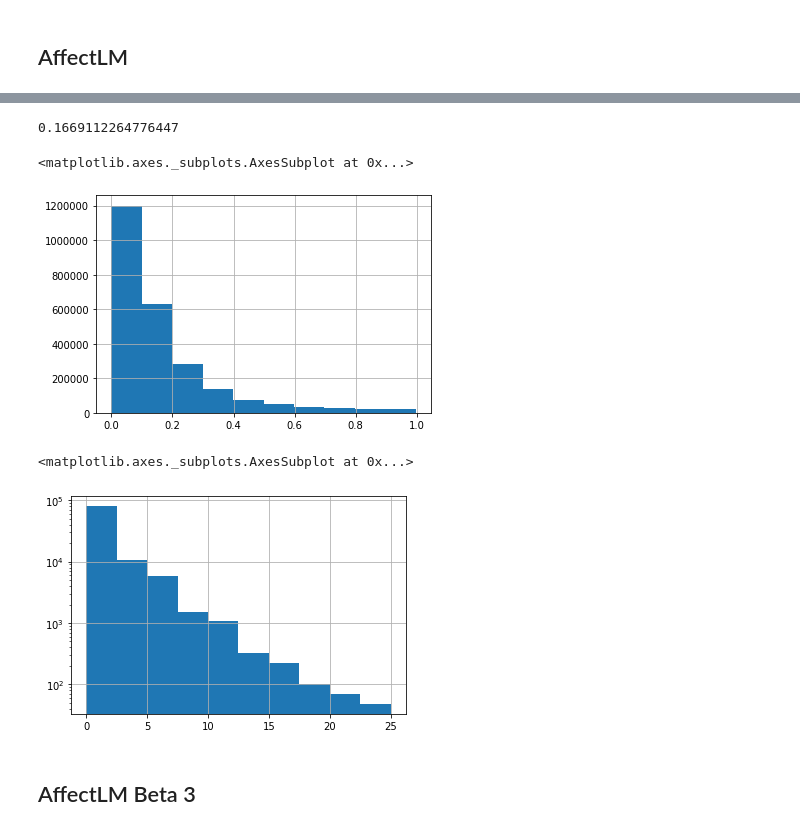
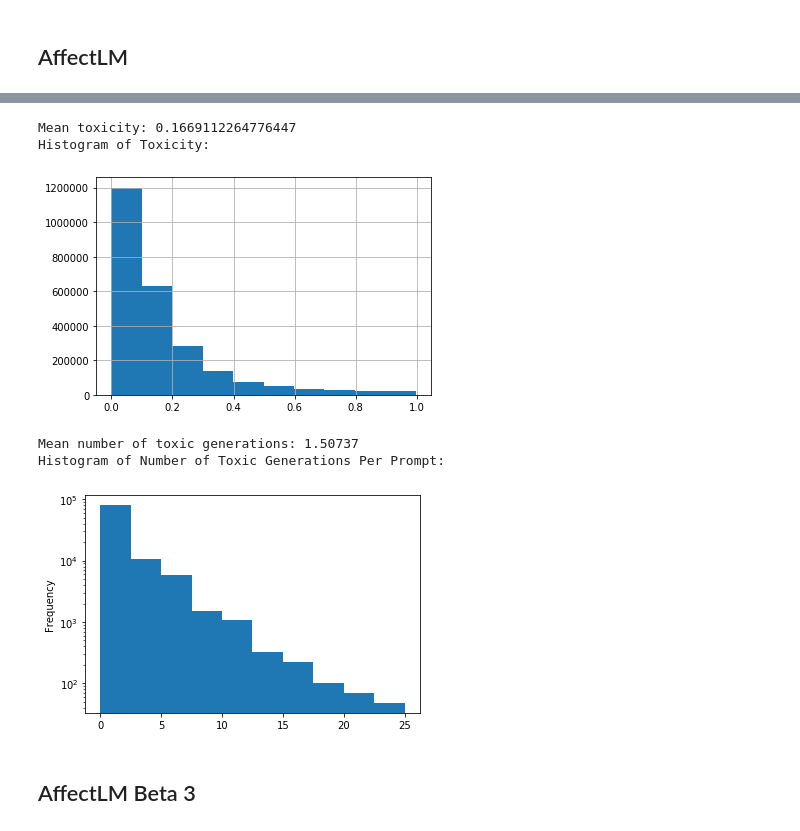
Before and after one commit to allenai/real-toxicity-prompts, a Jupyter notebook: notebooks/prompts.ipynb, the cells around one changed output, grey strips where cells are left out. Saved outputs shown, nothing was run; the diff lists cells and outputs as text; code cells hidden in the pictures.

```diff
--- a/notebooks/prompts.ipynb
+++ b/notebooks/prompts.ipynb
@@ -148,9 +150,0 @@ affect_df.head()
-# %%
-affect_df.toxicity.mean()
-# %% [output]
-0.1669112264776447
-# %%
-affect_df.toxicity.hist()
-# %% [output]
-<matplotlib.axes._subplots.AxesSubplot at 0x...>
-[figure, removed]
@@ -159,7 +151,11 @@ affect_num_toxic = num_toxic(affect_df)
-# %%
-affect_num_toxic.hist(log=True)
-# %% [output]
-<matplotlib.axes._subplots.AxesSubplot at 0x...>
-[figure, removed]
+# %%
+affect_df = load_gens(affect_file)
+# %% [output]
+Mean toxicity: 0.1669112264776447
+Histogram of Toxicity:
+[figure, added]
+Mean number of toxic generations: 1.50737
+Histogram of Number of Toxic Generations Per Prompt:
+[figure, added]
 # %% [markdown]
 ## AffectLM Beta 3
```
Also changed, not shown: parts of 40 cells of this notebook, 1 other file.
